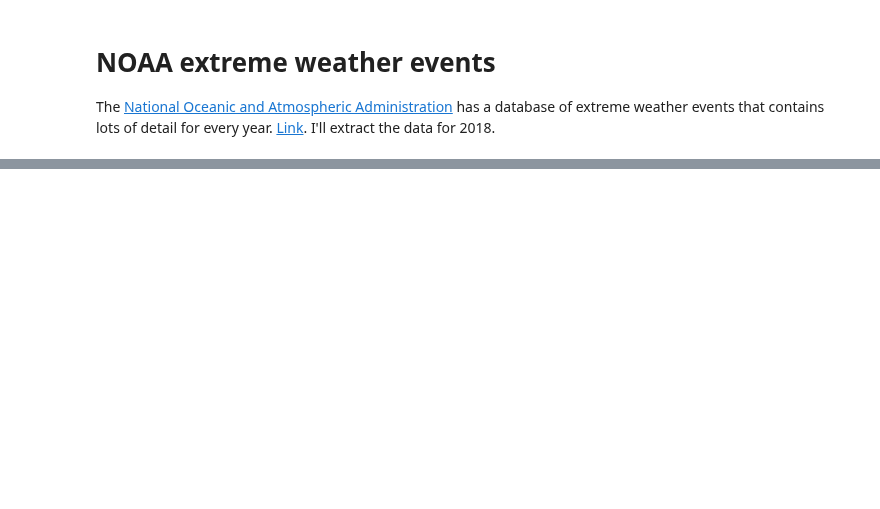
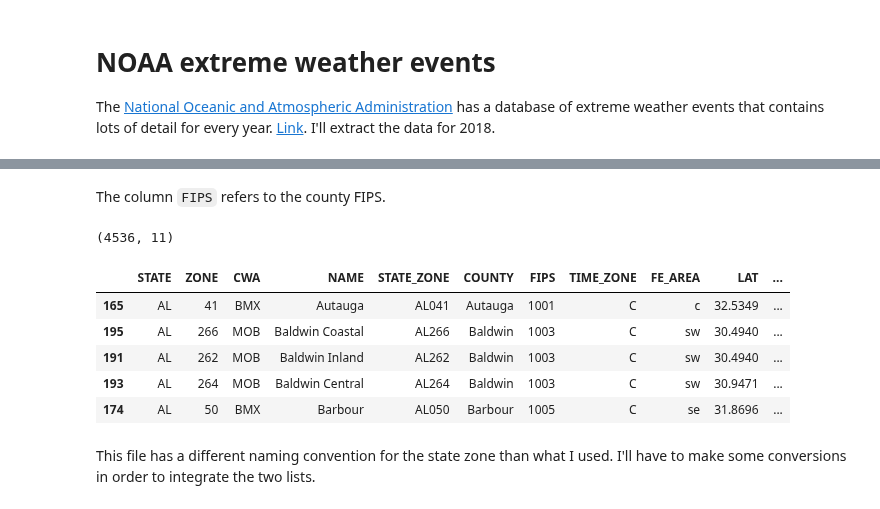
Before and after one commit to labs12-should-i-live-here/DS, a Jupyter notebook: notebooks/DMA4 - NOAA storms by county.ipynb, the cells around one changed output, grey strips where cells are left out. Cells and saved outputs as stored; diff of their text form; code cells hidden in the pictures; blank space fills up the shorter version.

```diff
--- a/notebooks/DMA4 - NOAA storms by county.ipynb
+++ b/notebooks/DMA4 - NOAA storms by county.ipynb
@@ -99,0 +67,21 @@ df2.head()
+# %%
+# Get zone-county correlations
+url = 'https://www.weather.gov/source/gis/Shapefiles/County/bp02ap19.dbx'
+cols = ['STATE','ZONE','CWA','NAME','STATE_ZONE','COUNTY','FIPS',
+        'TIME_ZONE','FE_AREA','LAT','LON']
+zones = pd.read_csv(url, delimiter='|', names=cols).sort_values('FIPS')
+# %% [markdown]
+The column `FIPS` refers to the county FIPS.
+# %%
+print(zones.shape)
+zones.head()
+# %% [output]
+(4536, 11)
+|  | STATE | ZONE | CWA | NAME | STATE_ZONE | COUNTY | FIPS | TIME_ZONE | FE_AREA | LAT | ... |
+| 165 | AL | 41 | BMX | Autauga | AL041 | Autauga | 1001 | C | c | 32.5349 | ... |
+| 195 | AL | 266 | MOB | Baldwin Coastal | AL266 | Baldwin | 1003 | C | sw | 30.4940 | ... |
+| 191 | AL | 262 | MOB | Baldwin Inland | AL262 | Baldwin | 1003 | C | sw | 30.4940 | ... |
+| 193 | AL | 264 | MOB | Baldwin Central | AL264 | Baldwin | 1003 | C | sw | 30.9471 | ... |
+| 174 | AL | 50 | BMX | Barbour | AL050 | Barbour | 1005 | C | se | 31.8696 | ... |
+# %% [markdown]
+This file has a different naming convention for the state zone than what I used. I'll have to make some conversions in order to integrate the two lists.
```
Also changed, not shown: parts of 70 cells of this notebook.
